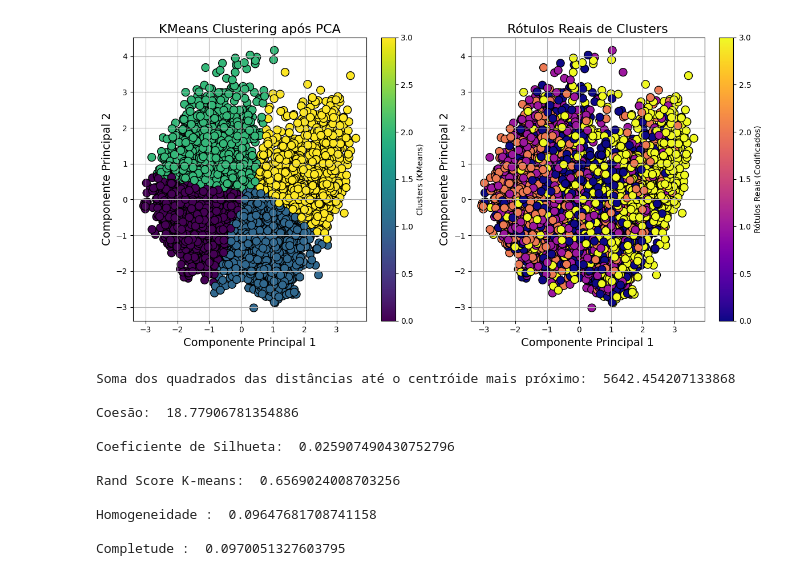
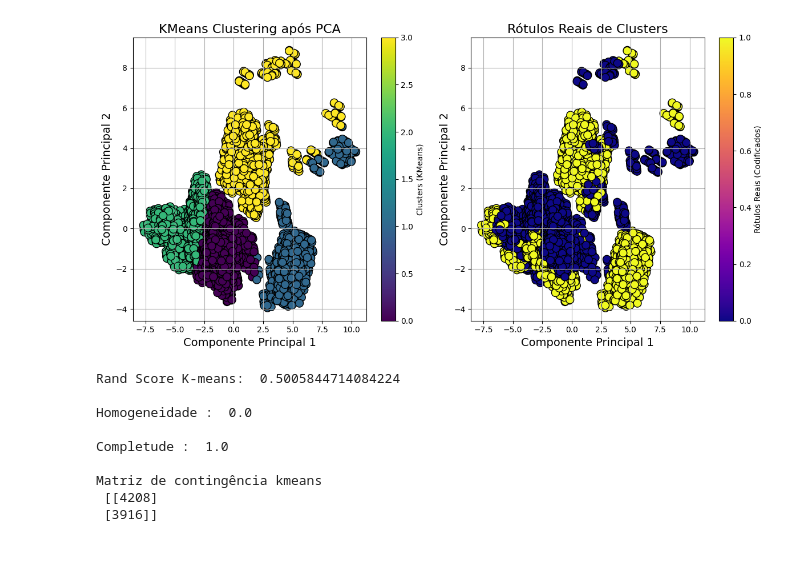
Before and after one commit to ronaldo-dck/AM-class, a Jupyter notebook: cluster/clustering.ipynb, the cells around one changed output. Drawn from its saved outputs; the diff is of its cells as text; code cells hidden in the pictures.

Commit message:
clusters funcionando

```diff
--- a/cluster/clustering.ipynb
+++ b/cluster/clustering.ipynb
@@ -98,15 +61,13 @@ Dados após PCA:
 # %%
-from sklearn.cluster import KMeans
-from sklearn import metrics
+
+kmeans = KMeans(n_clusters=2, max_iter=3000,random_state=0)
 
 
-kmeans = KMeans(n_clusters=4, max_iter=300,random_state=0)
+kmeans.fit(X)
 
 
-# kmeans.fit(df_pca)
+centro = kmeans.cluster_centers_
 
-
-# centro = kmeans.cluster_centers_
-
-# print(centro)
-# X = kmeans.labels_
+y = y['poisonous']
+print(y)
+print(kmeans.labels_)
@@ -113,52 +123,36 @@ kmeans = KMeans(n_clusters=4, max_iter=300,random_state=0)
 # %%
-import pandas as pd
-import numpy as np
-import matplotlib.pyplot as plt
-from sklearn.decomposition import PCA
-from sklearn.cluster import KMeans
-from sklearn.preprocessing import StandardScaler, LabelEncoder
-
-
-
-
-# Passo 1: Normalizar os dados
-scaler = StandardScaler()
-df_normalizado = scaler.fit_transform(X)
 
 # Passo 2: Aplicar PCA
 pca = PCA(n_components=2)
-df_pca = pca.fit_transform(df_normalizado)
+df_pca = pca.fit_transform(X)
 
 # Passo 3: Aplicar KMeans
 kmeans = KMeans(n_clusters=4, random_state=42)
 clusters = kmeans.fit_predict(df_pca)
 
-# Passo 4: Mapear os rótulos reais para valores numéricos
-label_encoder = LabelEncoder()
-Y_encoded = label_encoder.fit_transform(Y)  # Transformar 'A', 'B', 'C', 'D' em 0, 1, 2, 3
 
 # Passo 5: Visualizar os resultados
 plt.figure(figsize=(12, 6))
 
 # Plotar KMeans
 plt.subplot(1, 2, 1)
 plt.scatter(df_pca[:, 0], df_pca[:, 1], c=clusters, cmap='viridis', marker='o', edgecolor='k', s=100)
 plt.title('KMeans Clustering após PCA', fontsize=16)
 plt.xlabel('Componente Principal 1', fontsize=14)
 plt.ylabel('Componente Principal 2', fontsize=14)
 plt.colorbar(label='Clusters (KMeans)')
 plt.grid()
 
 # Plotar rótulos reais
 plt.subplot(1, 2, 2)
-plt.scatter(df_pca[:, 0], df_pca[:, 1], c=Y_encoded, cmap='plasma', marker='o', edgecolor='k', s=100)
+plt.scatter(df_pca[:, 0], df_pca[:, 1], c=y, cmap='plasma', marker='o', edgecolor='k', s=100)
 plt.title('Rótulos Reais de Clusters', fontsize=16)
 plt.xlabel('Componente Principal 1', fontsize=14)
 plt.ylabel('Componente Principal 2', fontsize=14)
 plt.colorbar(label='Rótulos Reais (Codificados)')
 plt.grid()
 
 plt.tight_layout()
 plt.show()
 # %% [output]
-[figure, old version]
+[figure, new version]
@@ -167,30 +166,24 @@ from sklearn.metrics.cluster import contingency_matrix
 from scipy.stats import entropy
 import math
 
-print("\nSoma dos quadrados das distâncias até o centróide mais próximo: ",kmeans.inertia_)
 
-print("\nCoesão: ",math.sqrt(kmeans.inertia_)/kmeans.n_clusters)
 
-print("\nCoeficiente de Silhueta: ",metrics.silhouette_score(X,kmeans.labels_))
+# print("\nCoeficiente de Silhueta: ",metrics.silhouette_score(X,db.labels_))
 
-print("\nRand Score K-means: ",metrics.rand_score(Y,kmeans.labels_))
+print("\nRand Score K-means: ",metrics.rand_score(y,db.labels_))
 
-print("\nHomogeneidade : ",metrics.homogeneity_score(Y,kmeans.labels_))
+print("\nHomogeneidade : ",metrics.homogeneity_score(y,db.labels_))
 
-print("\nCompletude : ",metrics.completeness_score(Y,kmeans.labels_))
+print("\nCompletude : ",metrics.completeness_score(y,db.labels_))
 
-#print("Entropia: ",calcular_entropia(kmeans.labels_))
-
-#print("\nMatriz de contingência kmeans\n", contingency_matrix(dados['label'], kmeans.labels_))
+print("\nMatriz de contingência kmeans\n", contingency_matrix(y, db.labels_))
 # %% [output]
-Soma dos quadrados das distâncias até o centróide mais próximo:  5642.454207133868
+Rand Score K-means:  0.5005844714084224
 
-Coesão:  18.77906781354886
+Homogeneidade :  0.0
 
-Coeficiente de Silhueta:  0.025907490430752796
+Completude :  1.0
 
-Rand Score K-means:  0.6569024008703256
-
-Homogeneidade :  0.09647681708741158
-
-Completude :  0.0970051327603795
+Matriz de contingência kmeans
+ [[4208]
+ [3916]]
```
Also changed, not shown: parts of 11 cells of this notebook.
